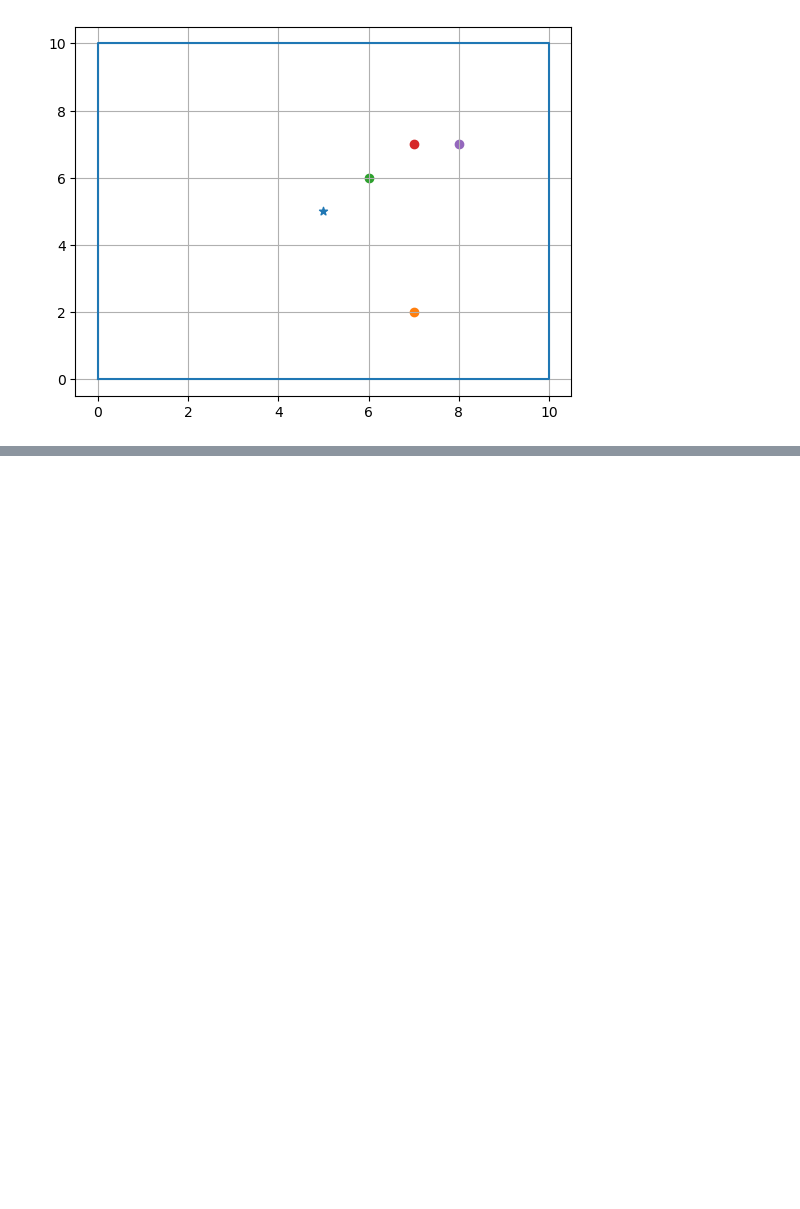
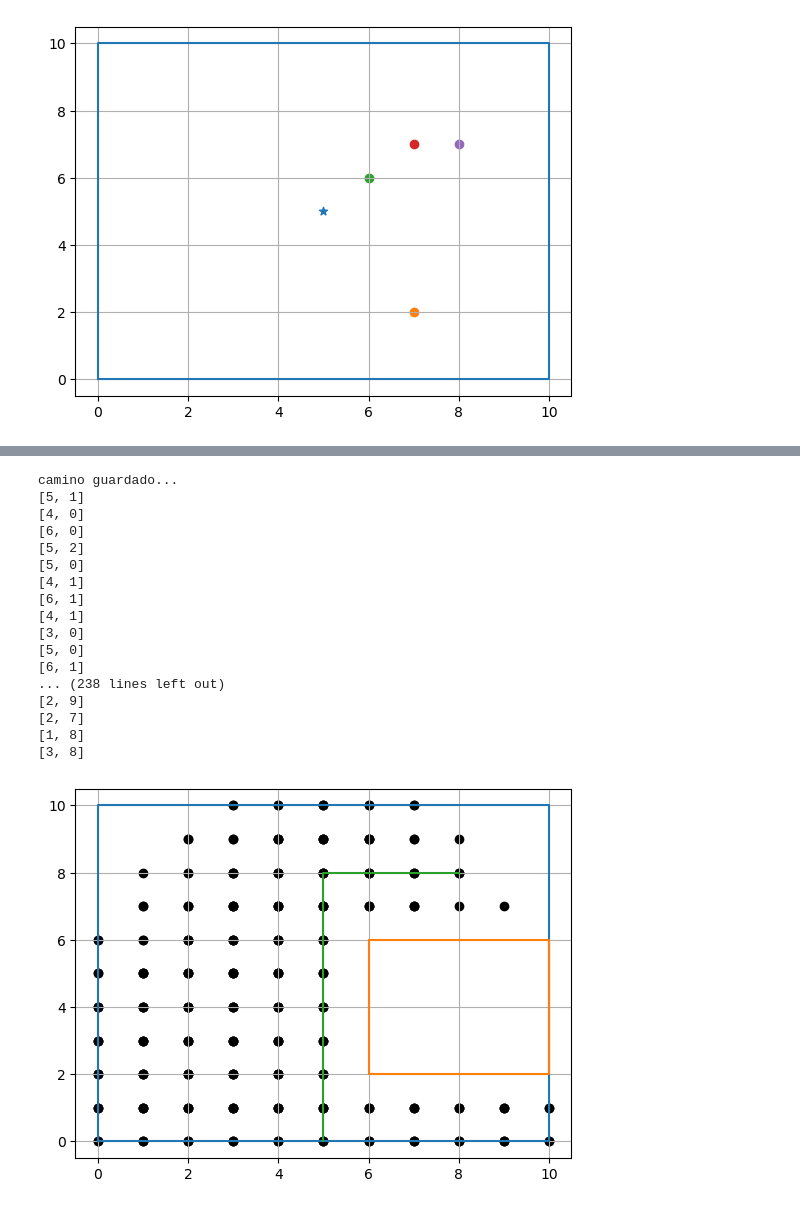
Before and after one commit to ElCamacho05/INTRO_IA_CAMACHO, a Jupyter notebook: ejercicio29-04.ipynb, the cells around one changed output, grey strips where cells are left out. Cells and saved outputs as stored; diff of their text form; code cells hidden in the pictures; blank space fills up the shorter version.

```diff
--- a/ejercicio29-04.ipynb
+++ b/ejercicio29-04.ipynb
@@ -176,0 +256,31 @@ plt.plot(wall_E.trajectory[0::2], wall_E.trajectory[1::2])
+# %%
+expandidos = []
+wall_E2 = Robot([5,0])
+wall_E2.agrega_obstaculo(Obstaculo([6,6],[10,2]))
+dibujar([8,8])
+wall_E2.obstaculos[0].dibuja()
+wall_E2.plot_robot()
+wall_E2.BPA(meta=[8,8])
+plt.plot(wall_E2.trajectory[0::2], wall_E2.trajectory[1::2])
+for p in expandidos:
+    print(p.pos)
+    plt.scatter(p.pos[0], p.pos[1], c="k")
+# %% [output]
+camino guardado...
+[5, 1]
+[4, 0]
+[6, 0]
+[5, 2]
+[5, 0]
+[4, 1]
+[6, 1]
+[4, 1]
+[3, 0]
+[5, 0]
+[6, 1]
+... (238 lines left out)
+[2, 9]
+[2, 7]
+[1, 8]
+[3, 8]
+[figure, added]
```
Also changed, not shown: parts of 4 cells of this notebook.
